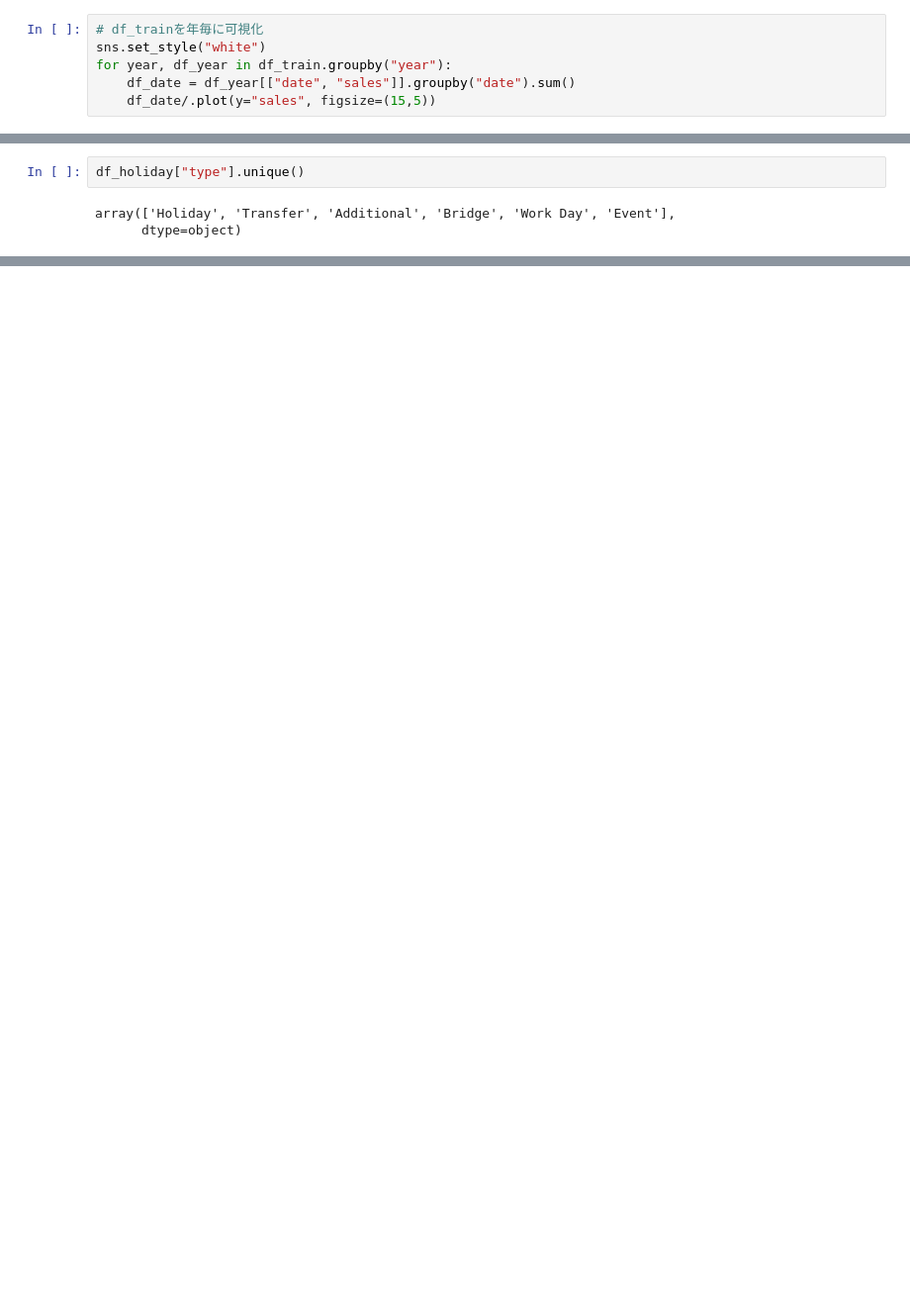
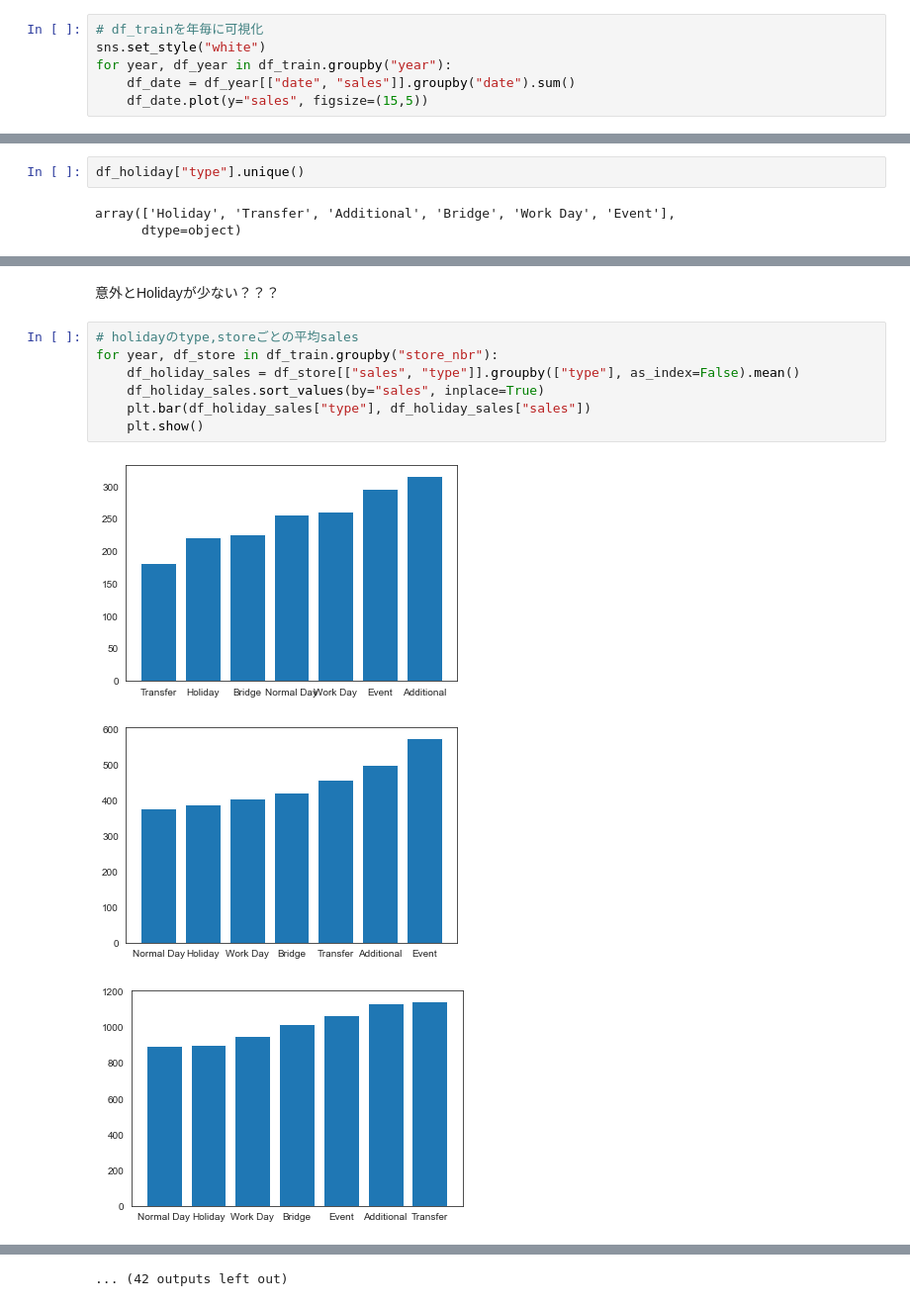
Before and after one commit to aoao010817/kaggle_StoreSales, a Jupyter notebook: EDA.ipynb, the cells around one changed output, grey strips where cells are left out. Shown at 99% size. Saved outputs shown, nothing was run; the diff lists cells and outputs as text; blank space fills up the shorter version.

```diff
--- a/EDA.ipynb
+++ b/EDA.ipynb
@@ -191,7 +229,7 @@ display(df_train.head())
 sns.set_style("white")
 for year, df_year in df_train.groupby("year"):
     df_date = df_year[["date", "sales"]].groupby("date").sum()
-    df_date/.plot(y="sales", figsize=(15,5))
+    df_date.plot(y="sales", figsize=(15,5))
 # %% [output]
 [figure]
 [figure]
@@ -320,0 +352,13 @@ df_train
+# %% [markdown]
+意外とHolidayが少ない？？？
+# %%
+# holidayのtype,storeごとの平均sales
+for year, df_store in df_train.groupby("store_nbr"):
+    df_holiday_sales = df_store[["sales", "type"]].groupby(["type"], as_index=False).mean()
+    df_holiday_sales.sort_values(by="sales", inplace=True)
+    plt.bar(df_holiday_sales["type"], df_holiday_sales["sales"])
+    plt.show()
+# %% [output]
+[figure, added]
+[figure, added]
+[figure, added]
@@ -320,0 +374 @@ df_train
+... (42 outputs left out)
```
Also changed, not shown: parts of 10 cells of this notebook, 2 other files.
